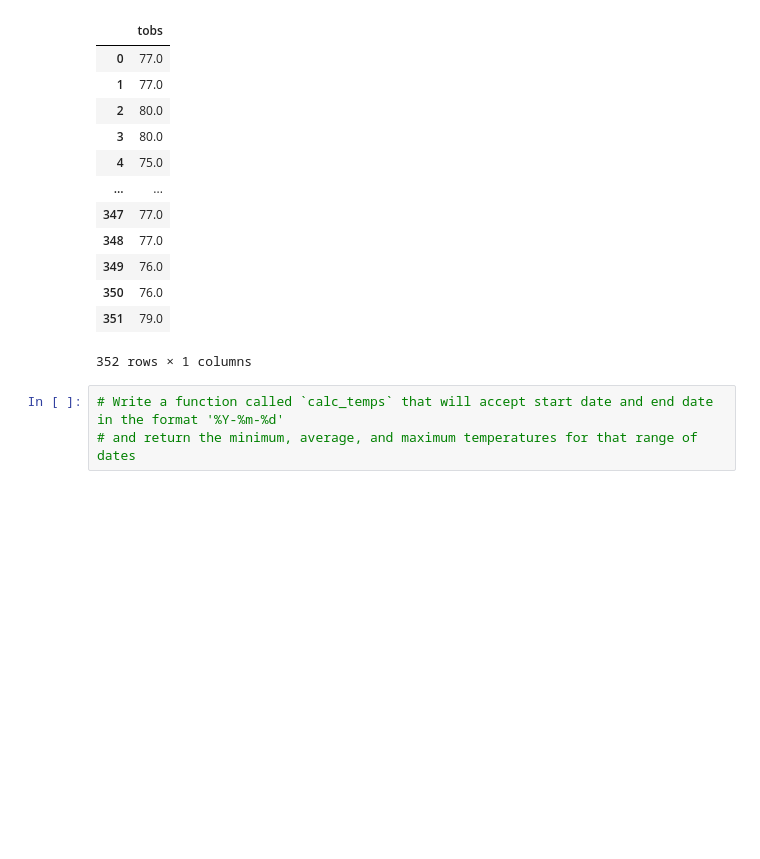
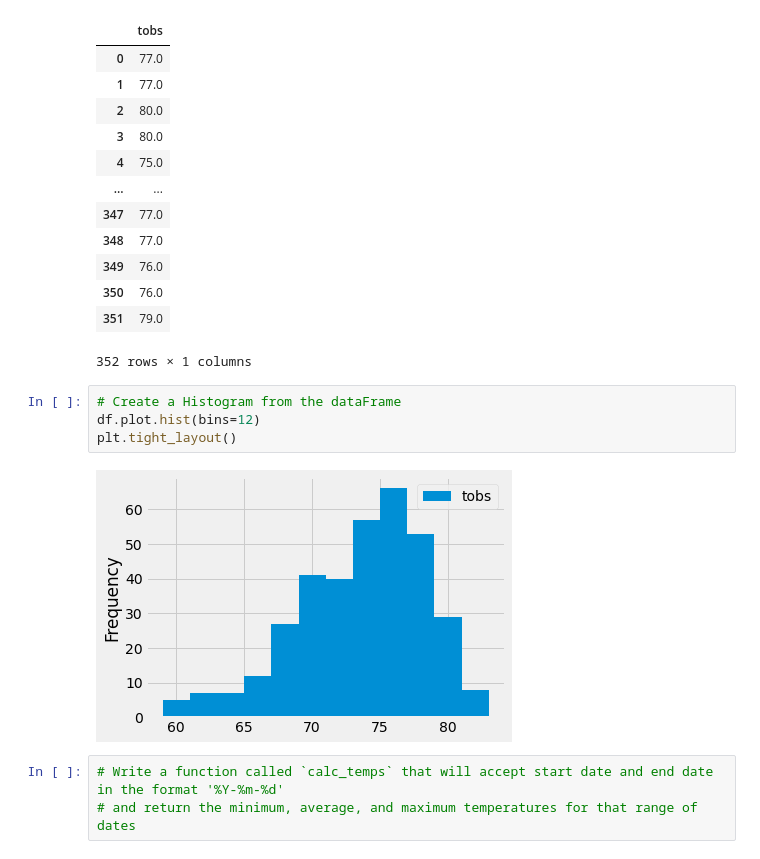
Before and after one commit to wesa112004/Surfs_Up, a Jupyter notebook: climate_analysis.ipynb, the cells around one changed output. Drawn from its saved outputs; the diff is of its cells as text; blank space fills up the shorter version.

```diff
--- a/climate_analysis.ipynb
+++ b/climate_analysis.ipynb
@@ -222,6 +222,12 @@ df
 | 350 | 76.0 |
 | 351 | 79.0 |
 352 rows × 1 columns
+# %%
+# Create a Histogram from the dataFrame
+df.plot.hist(bins=12)
+plt.tight_layout()
+# %% [output]
+[figure, added]
 # %%
 # Write a function called `calc_temps` that will accept start date and end date in the format '%Y-%m-%d'
 # and return the minimum, average, and maximum temperatures for that range of dates
```
Also changed, not shown: 1 other file.
